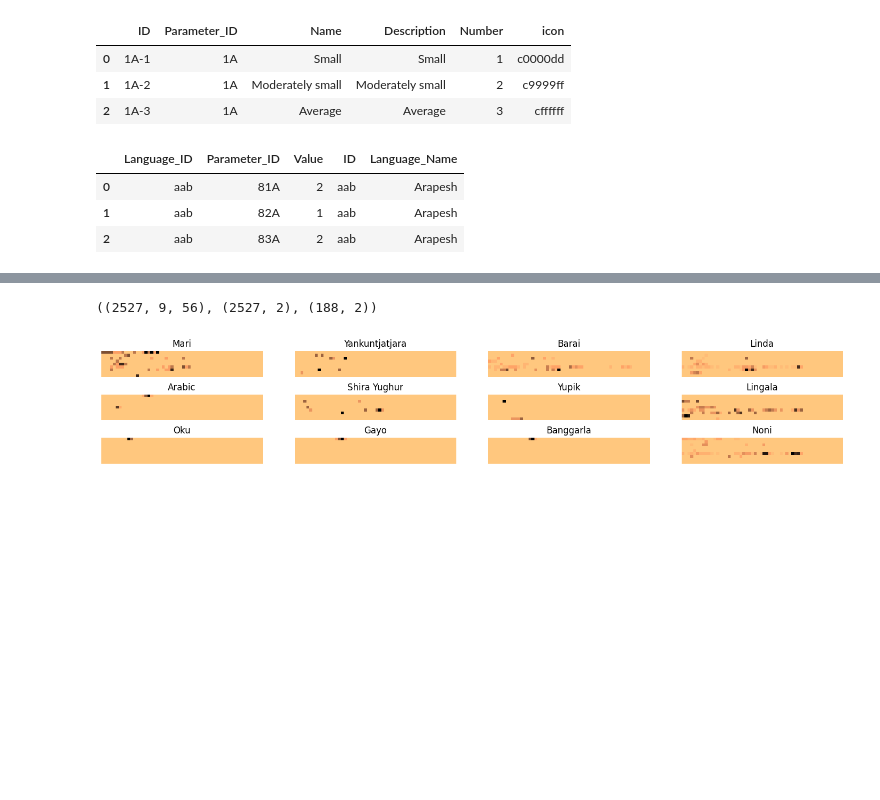
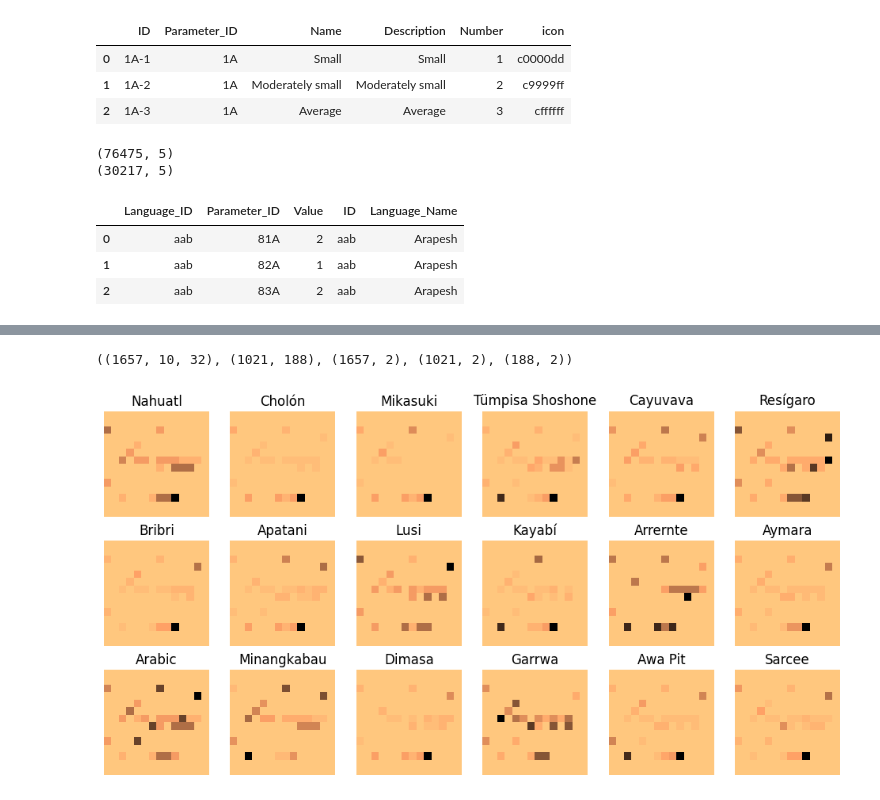
Before and after one commit to Pappa/conlanger, a Jupyter notebook: notebooks/explore_wals.ipynb, the cells around one changed output, grey strips where cells are left out. Cells and saved outputs as stored; diff of their text form; code cells hidden in the pictures; blank space fills up the shorter version.

```diff
--- a/notebooks/explore_wals.ipynb
+++ b/notebooks/explore_wals.ipynb
@@ -136,8 +313,16 @@ value_df = (
 value_df["Value"] = value_df["Value"].astype(int)
 value_df["Language_Name"] = value_df["Language_Name"].str.split(" (", regex=False).str[0]
 
+parameter_value_counts = value_df.Parameter_ID.value_counts()
+high_parameter_value_counts = parameter_value_counts[parameter_value_counts > 750]
+
+print(value_df.shape)
+value_df = value_df[value_df.Parameter_ID.isin(high_parameter_value_counts.index)]
+print(value_df.shape)
 value_df.head(3)
 # %% [output]
+(76475, 5)
+(30217, 5)
 |  | Language_ID | Parameter_ID | Value | ID | Language_Name |
 | 0 | aab | 81A | 2 | aab | Arapesh |
 | 1 | aab | 82A | 1 | aab | Arapesh |
@@ -170,15 +355,15 @@ language_parameters = np.stack(
             values_by_language.apply(map_params, include_groups=False).to_numpy()
         ).astype(int)
 
-# remove languages with no parameter values ("Sign Languages", "Other")
-mask = np.sum(language_parameters, axis=(1,2)) > 1
+# remove languages with parameter values missing from some Areas
+missing_areas_mask = language_parameters.sum(axis=2).astype(bool).sum(axis=1) > 4
 
-unique_languages = unique_languages[mask]
-language_parameters = language_parameters[mask]
+selected_unique_languages = unique_languages[missing_areas_mask]
+selected_language_parameters = np.array([np.hstack([arr[i][:n] for i, n in enumerate(param_counts_by_area)]) for arr in language_parameters[missing_areas_mask][:]])
 
-language_parameters.shape, unique_languages.shape, parameters.shape
+language_parameters.shape, selected_language_parameters.shape, unique_languages.shape, selected_unique_languages.shape, parameters.shape
 # %% [output]
-((2527, 9, 56), (2527, 2), (188, 2))
+((1657, 10, 32), (1021, 188), (1657, 2), (1021, 2), (188, 2))
 # %%
 np.savez_compressed(
     "./data/language_parameters.npz",
@@ -189,13 +374,18 @@ np.savez_compressed(
 # %%
 import matplotlib.pyplot as plt
 
-r, c = 3, 4
+r, c = 3, 6
 
 gen = np.random.default_rng()
-sample_indices = gen.choice(unique_languages.shape[0], r * c, replace=False)
-samples = language_parameters[sample_indices]
-sample_names = unique_languages[:, 1][sample_indices]
+sample_indices = gen.choice(selected_unique_languages.shape[0], r * c, replace=False)
+samples = selected_language_parameters[sample_indices]
+sample_names = selected_unique_languages[:, 1][sample_indices]
 
-display_rows(samples, titles=sample_names, cmap="copper_r", r=r, c=c, size=(18, 3))
+sample_images = np.hstack([
+    samples,
+    np.zeros((samples.shape[0], 8))
+    ]).reshape(samples.shape[0], 14, 14)
+
+display_rows(sample_images, titles=sample_names, cmap="copper_r", r=r, c=c, size=(12, 6))
 # %% [output]
-[figure, old version]
+[figure, new version]
```
Also changed, not shown: parts of 4 cells of this notebook, 3 other files.
